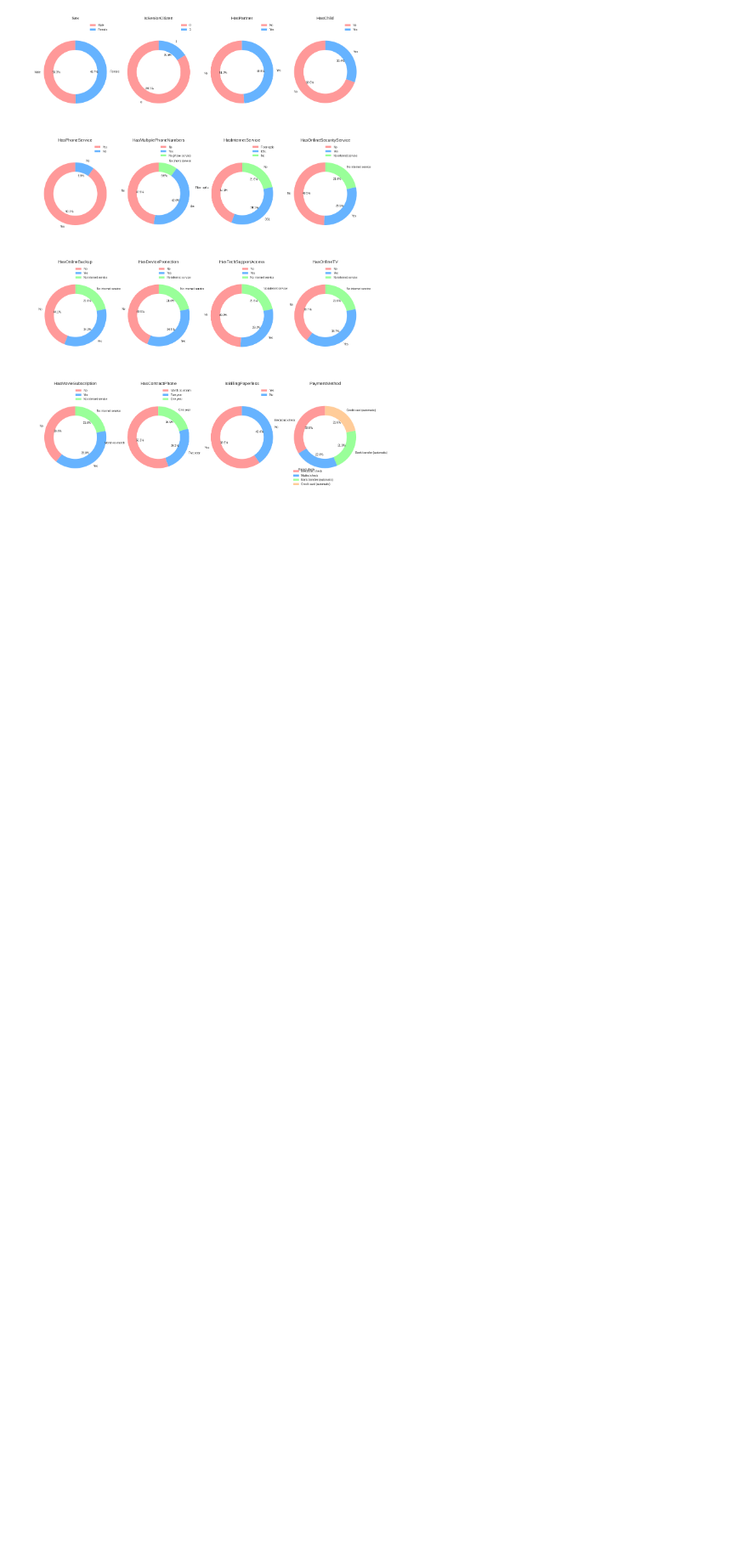
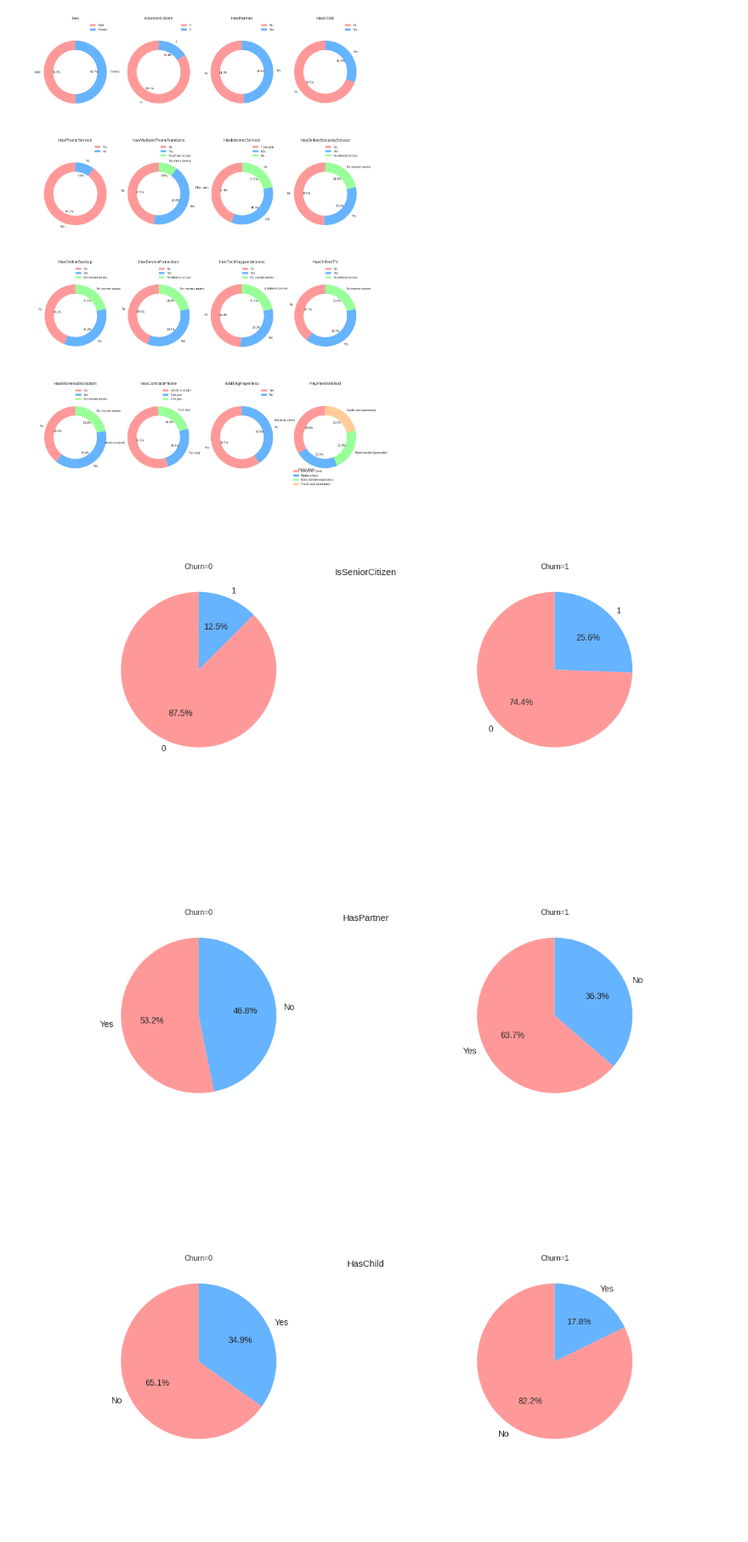
Before and after one commit to SlipShabby/DLSchool, a Jupyter notebook: DL_autumn2021/DL_intermediate/kaggle_prediction/Kaggle_prediction.ipynb, the cells around one changed output. Shown at 85% size. Saved outputs shown, nothing was run; the diff lists cells and outputs as text; code cells hidden in the pictures; blank space fills up the shorter version.

```diff
--- a/DL_autumn2021/DL_intermediate/kaggle_prediction/Kaggle_prediction.ipynb
+++ b/DL_autumn2021/DL_intermediate/kaggle_prediction/Kaggle_prediction.ipynb
@@ -293,3 +315,23 @@ for i in range(len(cat_cols)):
 plt.show()
 # %% [output]
 [figure]
+# %%
+# Vizualize categorical features
+
+for i in range(1,len(cat_cols)):
+  #plt.title('Churn = 0 vs Churn = 1')
+  fig, (ax1,ax2) = plt.subplots(1,2,figsize=(20,30))
+  fig.suptitle(cat_cols[i], fontsize=15, y=0.58)
+
+  ax1.pie(train[cat_cols[i]][train.Churn==0].value_counts(), labels=train[cat_cols[i]][train.Churn==0].value_counts().index, autopct='%1.1f%%',
+          startangle=90, colors=colors, radius=0.6, textprops={'fontsize': 14})
+  ax1.set_title('Churn=0', y=0.8)
+  ax2.pie(train[cat_cols[i]][train.Churn==1].value_counts(), labels=train[cat_cols[i]][train.Churn==0].value_counts().index, autopct='%1.1f%%',
+          startangle=90, colors=colors,radius=0.6,textprops={'fontsize': 14})
+  ax2.set_title('Churn=1',y=0.8)
+  fig.subplots_adjust(wspace=.1)
+  plt.show()
+# %% [output]
+[figure, added]
+[figure, added]
+[figure, added]
```
Also changed, not shown: parts of 32 cells of this notebook, 1 other file.
